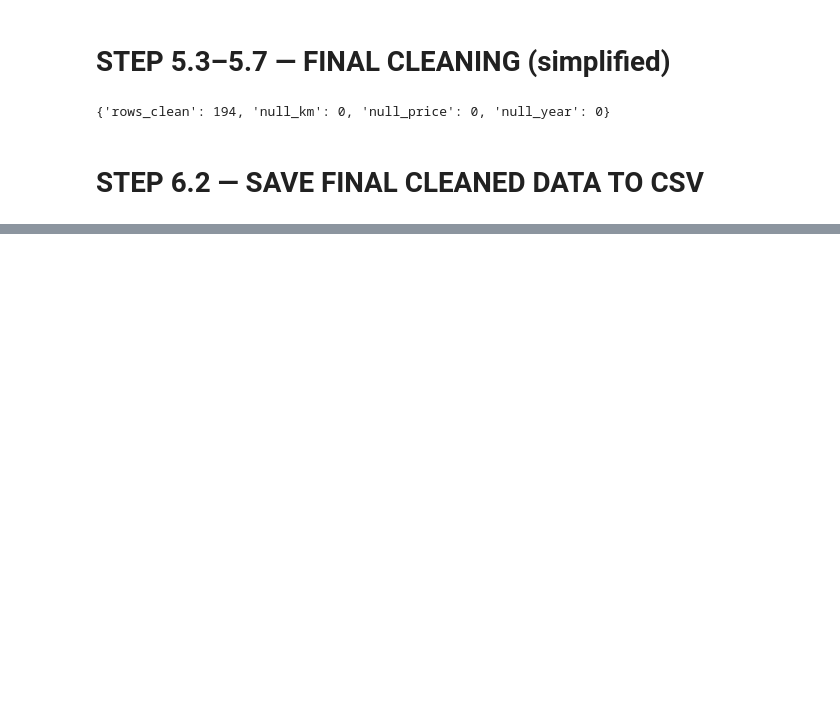
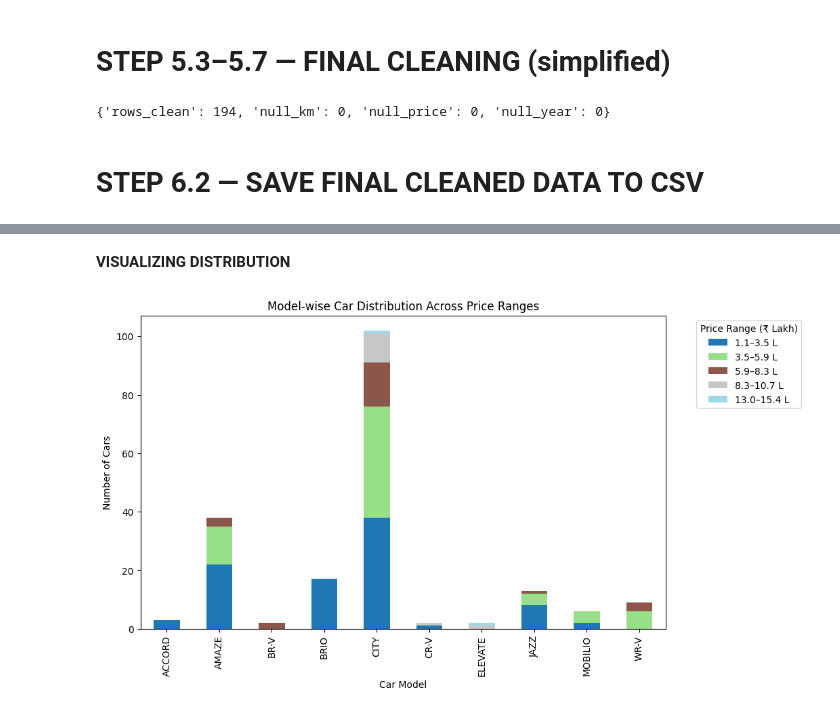
Before and after one commit to sharjeel-png/CP33_TEAM_B_Evoastra_Mini_Project, a Jupyter notebook: EVOASTRA__MINI_PROJECT_[_CP33_TEAM_B_].ipynb, the cells around one changed output, grey strips where cells are left out. Saved outputs shown, nothing was run; the diff lists cells and outputs as text; code cells hidden in the pictures; blank space fills up the shorter version.

```diff
--- a/EVOASTRA__MINI_PROJECT_[_CP33_TEAM_B_].ipynb
+++ b/EVOASTRA__MINI_PROJECT_[_CP33_TEAM_B_].ipynb
@@ -783,0 +820,22 @@ df_cars_clean
+# %%
+# STEP 7.1 — PRICE RANGE ANALYSIS USING ACTUAL FIELDS
+
+# import pandas as pd
+import numpy as np
+import matplotlib.pyplot as plt
+
+# Convert string price to float (₹ in lakh) if not already
+df_cars_clean['price_lakh'] = df_cars_clean['price_inr'].astype(float) / 1e5 if df_cars_clean['price_inr'].dtype != 'float' else df_cars_clean['price_inr'] / 1e5
+
+# Get summary statistics
+min_price = df_cars_clean['price_lakh'].min()
+max_price = df_cars_clean['price_lakh'].max()
+mean_price = df_cars_clean['price_lakh'].mean()
+median_price = df_cars_clean['price_lakh'].median()
+
+print("------ PRICE SUMMARY ------")
+print(f"Minimum Price: ₹{min_price:.2f} Lakh")
+print(f"Maximum Price: ₹{max_price:.2f} Lakh")
+print(f"Average Price: ₹{mean_price:.2f} Lakh")
+print(f"Median Price : ₹{median_price:.2f} Lakh")
+print(f"Price Range  : ₹{min_price:.2f} L – ₹{max_price:.2f} L")
@@ -783,0 +851,12 @@ df_cars_clean
+# %%
+# Define bin edges based on min–max
+bin_edges = np.linspace(min_price, max_price, num=7)  # 6 ranges
+labels = [f"{round(bin_edges[i],1)}–{round(bin_edges[i+1],1)} L" for i in range(len(bin_edges)-1)]
+
+# Create new column for price range
+df_cars_clean['price_range'] = pd.cut(df_cars_clean['price_lakh'], bins=bin_edges, labels=labels, include_lowest=True)
+
+# Count of cars in each range
+price_counts = df_cars_clean['price_range'].value_counts().sort_index()
+print("------ CARS BY PRICE RANGE ------")
+display(price_counts)
@@ -783,0 +874,15 @@ df_cars_clean
+# %% [markdown]
+**VISUALIZING DISTRIBUTION**
+# %%
+# Count how many cars of each model fall into each price range
+model_price = pd.crosstab(df_cars_clean['model'], df_cars_clean['price_range'])
+
+# Plot stacked bar chart
+model_price.plot(kind='bar', stacked=True, figsize=(10,6), colormap='tab20')
+plt.title('Model-wise Car Distribution Across Price Ranges')
+plt.xlabel('Car Model')
+plt.ylabel('Number of Cars')
+plt.legend(title='Price Range (₹ Lakh)', bbox_to_anchor=(1.05, 1), loc='upper left')
+plt.show()
+# %% [output]
+[figure, added]
```
Also changed, not shown: parts of 10 cells of this notebook.
